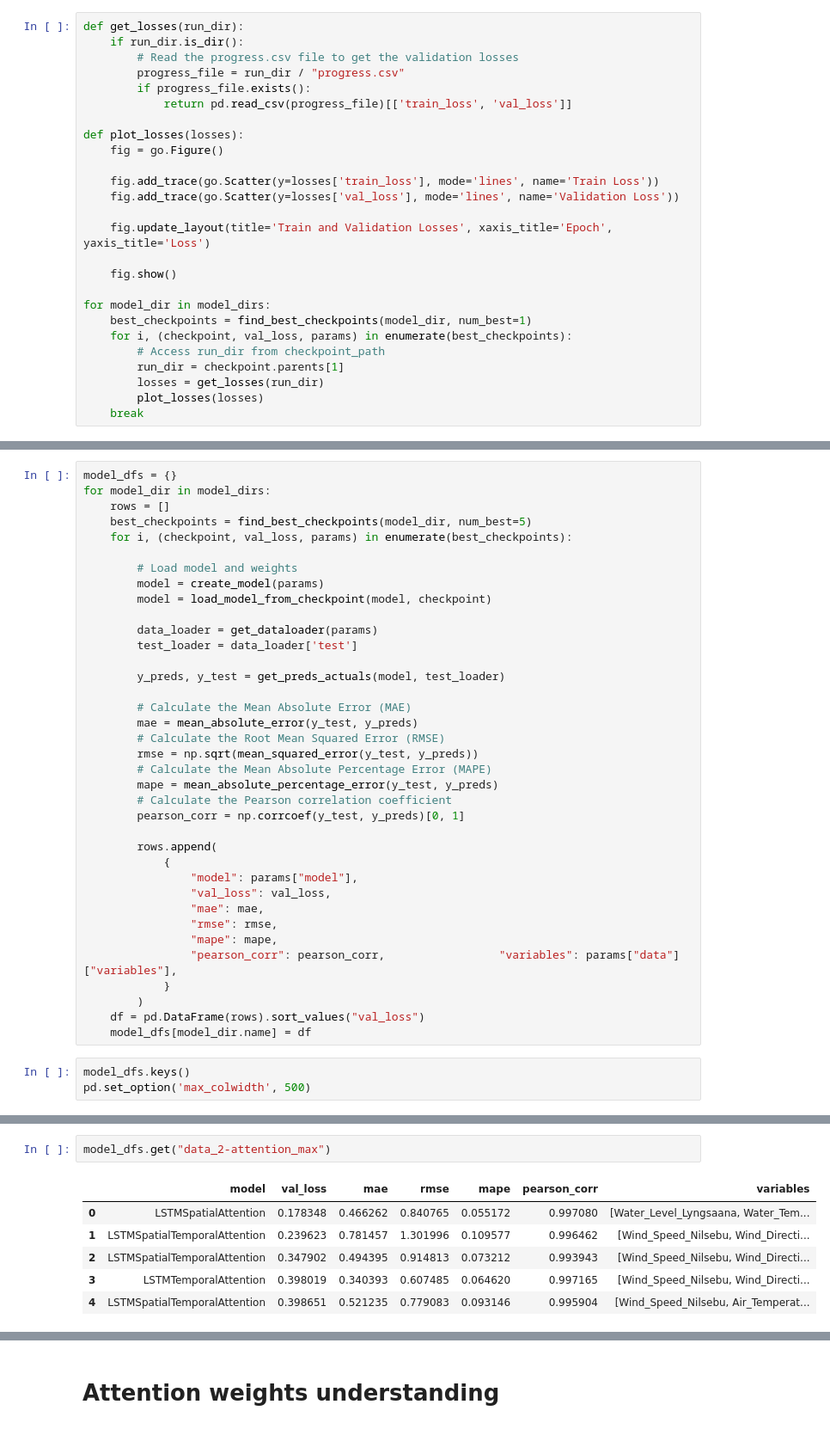
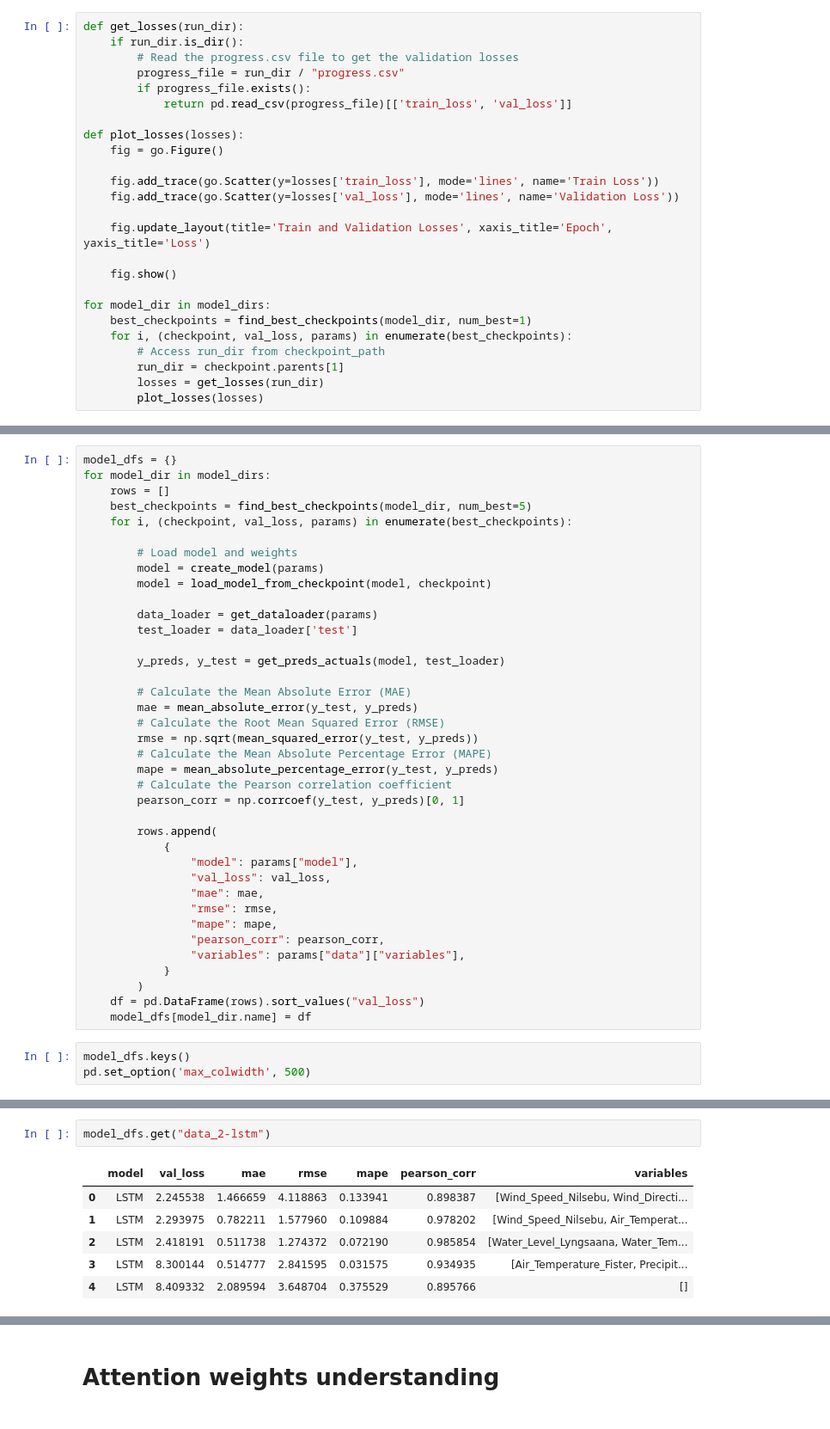
Before and after one commit to BorMagnus/hydro-ml, a Jupyter notebook: notebooks/06-model-evaluation.ipynb, the cells around one changed output, grey strips where cells are left out. Shown at 86% size. Saved outputs shown, nothing was run; the diff lists cells and outputs as text.

```diff
--- a/notebooks/06-model-evaluation.ipynb
+++ b/notebooks/06-model-evaluation.ipynb
@@ -173,7 +173,6 @@ for model_dir in model_dirs:
         run_dir = checkpoint.parents[1]
         losses = get_losses(run_dir)
         plot_losses(losses)
-    break
 # %% [markdown]
 # Looking at the results
 # %%
@@ -208,7 +207,8 @@ for model_dir in model_dirs:
                 "mae": mae,
                 "rmse": rmse,
                 "mape": mape,
-                "pearson_corr": pearson_corr,                 "variables": params["data"]["variables"],
+                "pearson_corr": pearson_corr,
+                "variables": params["data"]["variables"],
             }
         )
     df = pd.DataFrame(rows).sort_values("val_loss")
@@ -228,10 +228,10 @@ model_dfs.get("data_1-attention_max")
 # %%
-model_dfs.get("data_2-attention_max")
+model_dfs.get("data_2-lstm")
 # %% [output]
 |  | model | val_loss | mae | rmse | mape | pearson_corr | variables |
-| 0 | LSTMSpatialAttention | 0.178348 | 0.466262 | 0.840765 | 0.055172 | 0.997080 | [Water_Level_Lyngsaana, Water_Tem... |
-| 1 | LSTMSpatialTemporalAttention | 0.239623 | 0.781457 | 1.301996 | 0.109577 | 0.996462 | [Wind_Speed_Nilsebu, Wind_Directi... |
-| 2 | LSTMSpatialTemporalAttention | 0.347902 | 0.494395 | 0.914813 | 0.073212 | 0.993943 | [Wind_Speed_Nilsebu, Wind_Directi... |
-| 3 | LSTMTemporalAttention | 0.398019 | 0.340393 | 0.607485 | 0.064620 | 0.997165 | [Wind_Speed_Nilsebu, Wind_Directi... |
-| 4 | LSTMSpatialTemporalAttention | 0.398651 | 0.521235 | 0.779083 | 0.093146 | 0.995904 | [Wind_Speed_Nilsebu, Air_Temperat... |
+| 0 | LSTM | 2.245538 | 1.466659 | 4.118863 | 0.133941 | 0.898387 | [Wind_Speed_Nilsebu, Wind_Directi... |
+| 1 | LSTM | 2.293975 | 0.782211 | 1.577960 | 0.109884 | 0.978202 | [Wind_Speed_Nilsebu, Air_Temperat... |
+| 2 | LSTM | 2.418191 | 0.511738 | 1.274372 | 0.072190 | 0.985854 | [Water_Level_Lyngsaana, Water_Tem... |
+| 3 | LSTM | 8.300144 | 0.514777 | 2.841595 | 0.031575 | 0.934935 | [Air_Temperature_Fister, Precipit... |
+| 4 | LSTM | 8.409332 | 2.089594 | 3.648704 | 0.375529 | 0.895766 | [] |
 # %%
```
Also changed, not shown: parts of 10 cells of this notebook, 2 other files.
